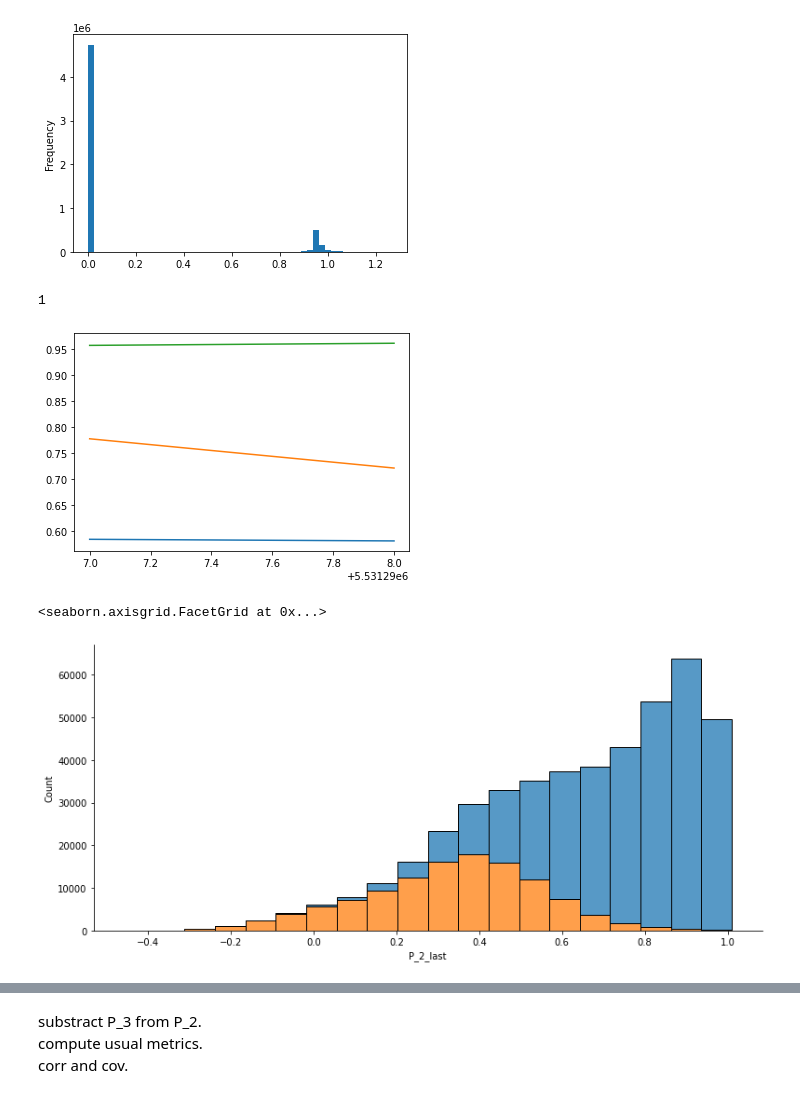
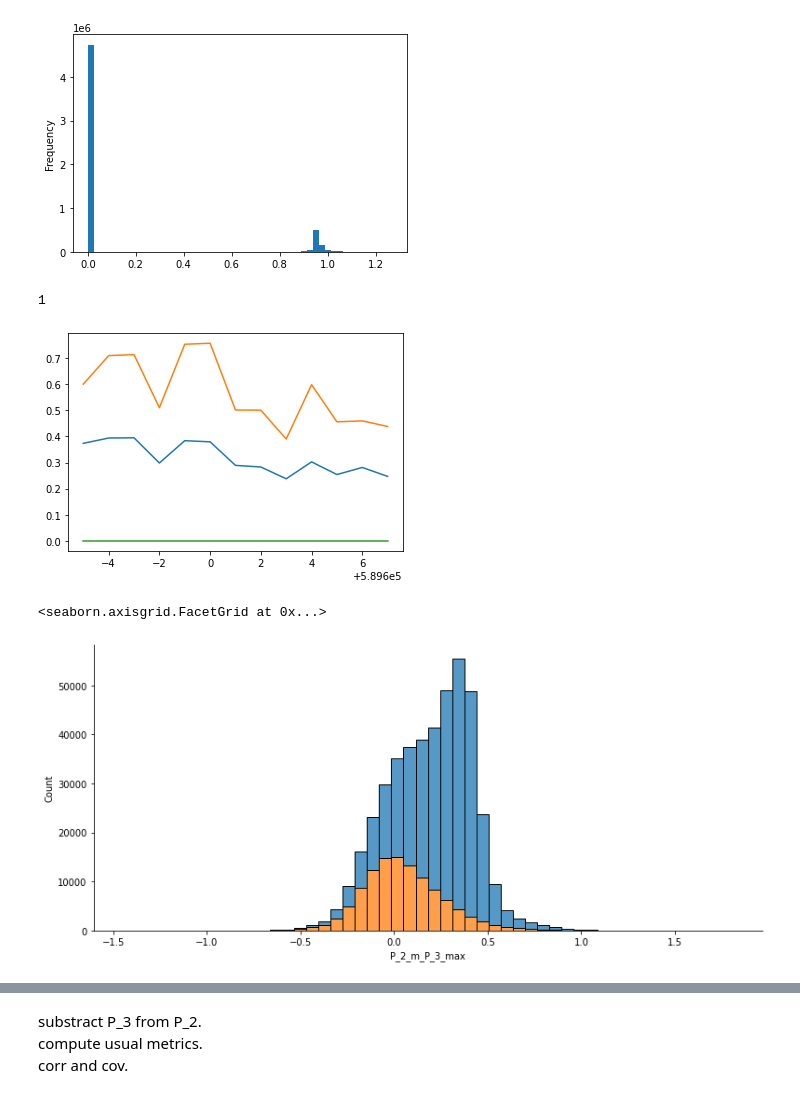
Before and after one commit to gzguevara/amex_kaggle, a Jupyter notebook: FeatureEngineering.ipynb, the cells around one changed output, grey strips where cells are left out. Saved outputs shown, nothing was run; the diff lists cells and outputs as text; code cells hidden in the pictures.

```diff
--- a/FeatureEngineering.ipynb
+++ b/FeatureEngineering.ipynb
@@ -117,16 +689,16 @@ train.P_4.plot(kind='hist', bins =50)
 <matplotlib.axes._subplots.AxesSubplot at 0x...>
 [figure]
 # %%
-cus = 458899
+cus = 48889
 train.loc[train.customer_ID	 == cus].P_2.plot()
 train.loc[train.customer_ID	 == cus].P_3.plot()
 train.loc[train.customer_ID	 == cus].P_4.plot()
-features_fin.target[cus]
+targets.target[cus]
 # %% [output]
 1
-[figure, old version]
+[figure, new version]
 # %%
-sns.displot(features_fin, x='P_2_last', bins=20, height=5, legend=False, hue="target", multiple="stack", aspect=2.2)
+sns.displot(new, x='P_2_m_P_3_max', bins=50, height=5, legend=False, hue=targets.target, multiple="stack", aspect=2.2)
 # %% [output]
 <seaborn.axisgrid.FacetGrid at 0x...>
-[figure, old version]
+[figure, new version]
```
Also changed, not shown: parts of 334 cells of this notebook.
